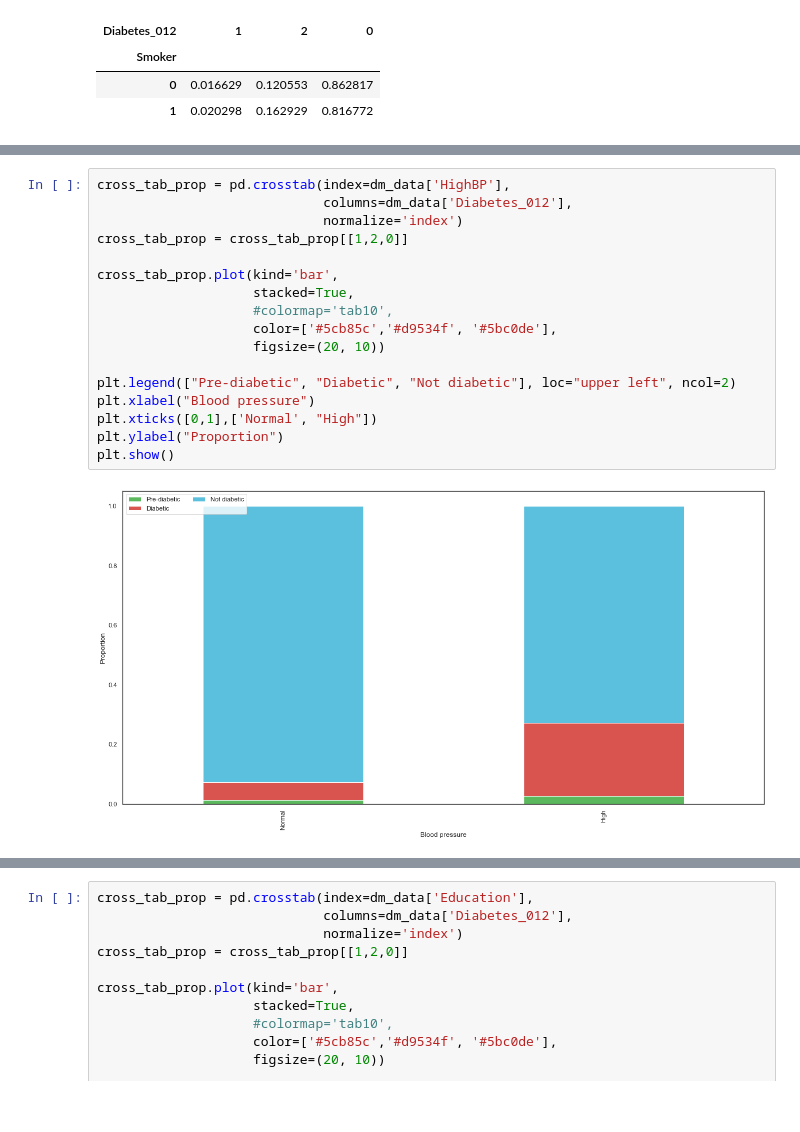
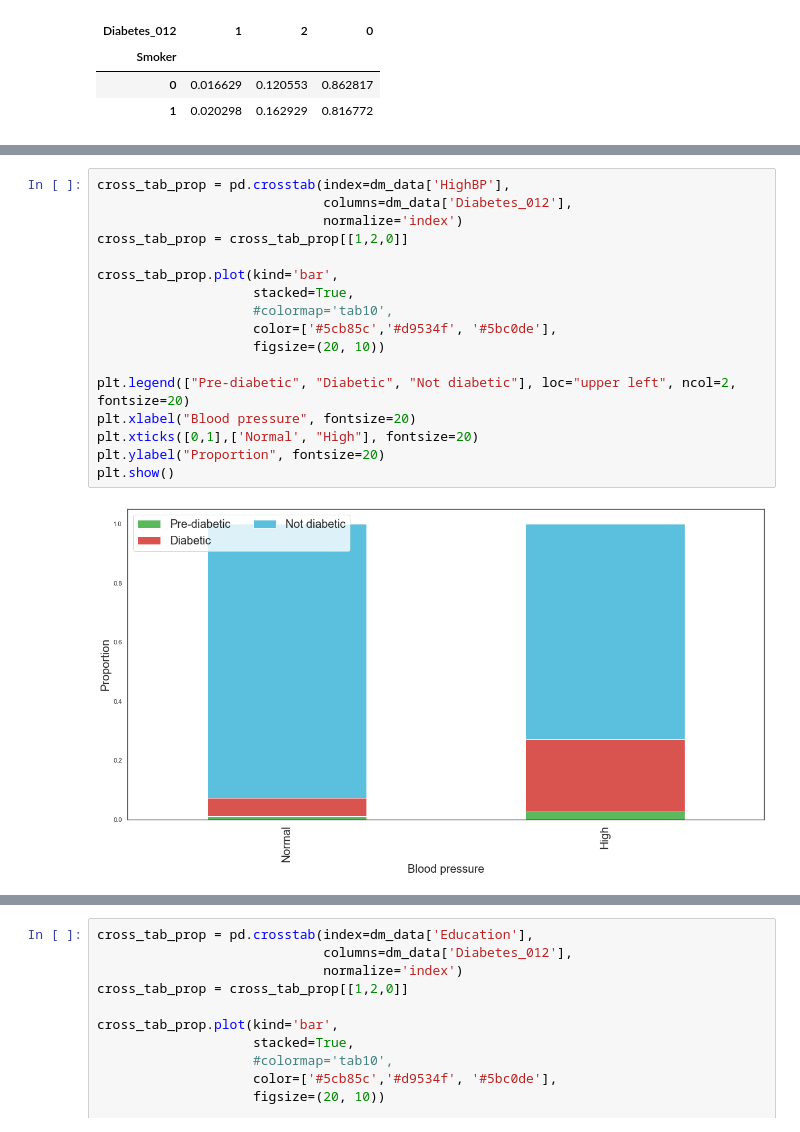
Before and after one commit to ValShah/Python_project_1, a Jupyter notebook: Python_project_1_DM_prediction.ipynb, the cells around one changed output, grey strips where cells are left out. Cells and saved outputs as stored; diff of their text form; blank space fills up the shorter version.

```diff
--- a/Python_project_1_DM_prediction.ipynb
+++ b/Python_project_1_DM_prediction.ipynb
@@ -434,22 +431,22 @@ plt.show()
 # %%
 cross_tab_prop = pd.crosstab(index=dm_data['HighBP'],
                              columns=dm_data['Diabetes_012'],
                              normalize='index')
 cross_tab_prop = cross_tab_prop[[1,2,0]]
 
 cross_tab_prop.plot(kind='bar',
                     stacked=True,
                     #colormap='tab10',
                     color=['#5cb85c','#d9534f', '#5bc0de'],
                     figsize=(20, 10))
 
-plt.legend(["Pre-diabetic", "Diabetic", "Not diabetic"], loc="upper left", ncol=2)
-plt.xlabel("Blood pressure")
-plt.xticks([0,1],['Normal', "High"])
-plt.ylabel("Proportion")
+plt.legend(["Pre-diabetic", "Diabetic", "Not diabetic"], loc="upper left", ncol=2, fontsize=20)
+plt.xlabel("Blood pressure", fontsize=20)
+plt.xticks([0,1],['Normal', "High"], fontsize=20)
+plt.ylabel("Proportion", fontsize=20)
 plt.show()
 # %% [output]
-[figure, old version]
+[figure, new version]
 # %%
 cross_tab_prop = pd.crosstab(index=dm_data['HighChol'],
                              columns=dm_data['Diabetes_012'],
```
Also changed, not shown: parts of 24 cells of this notebook.
